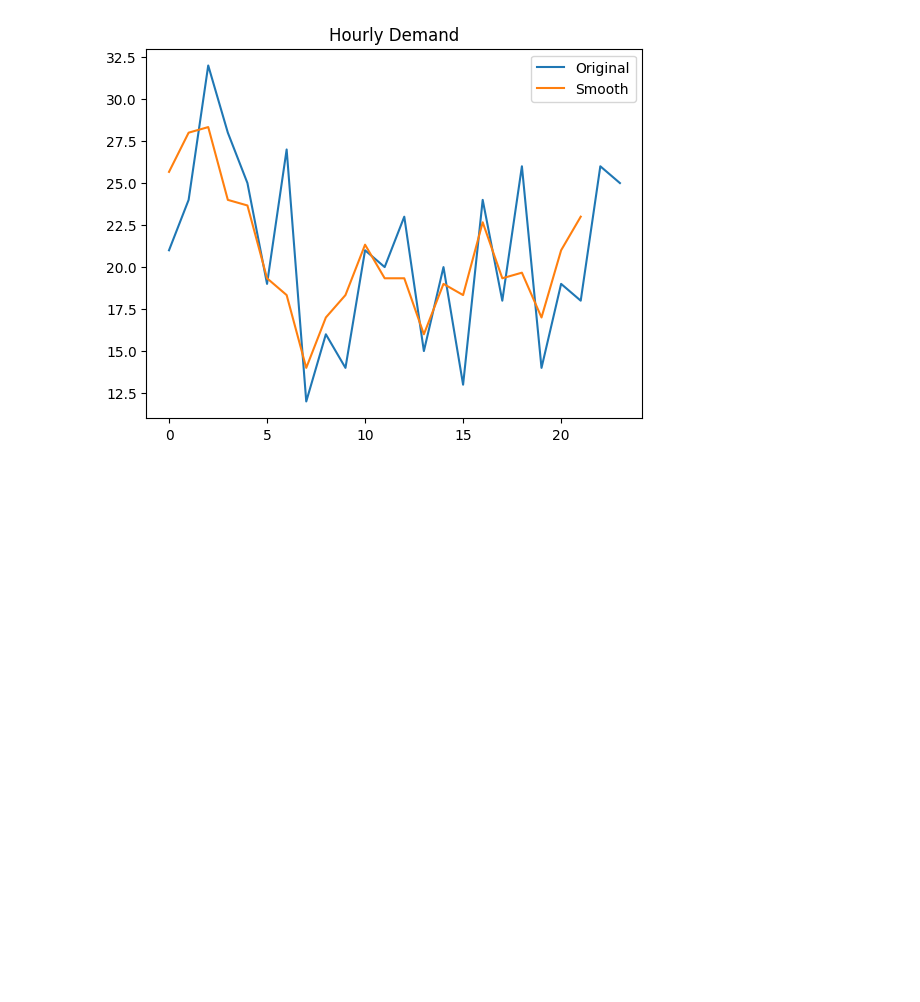
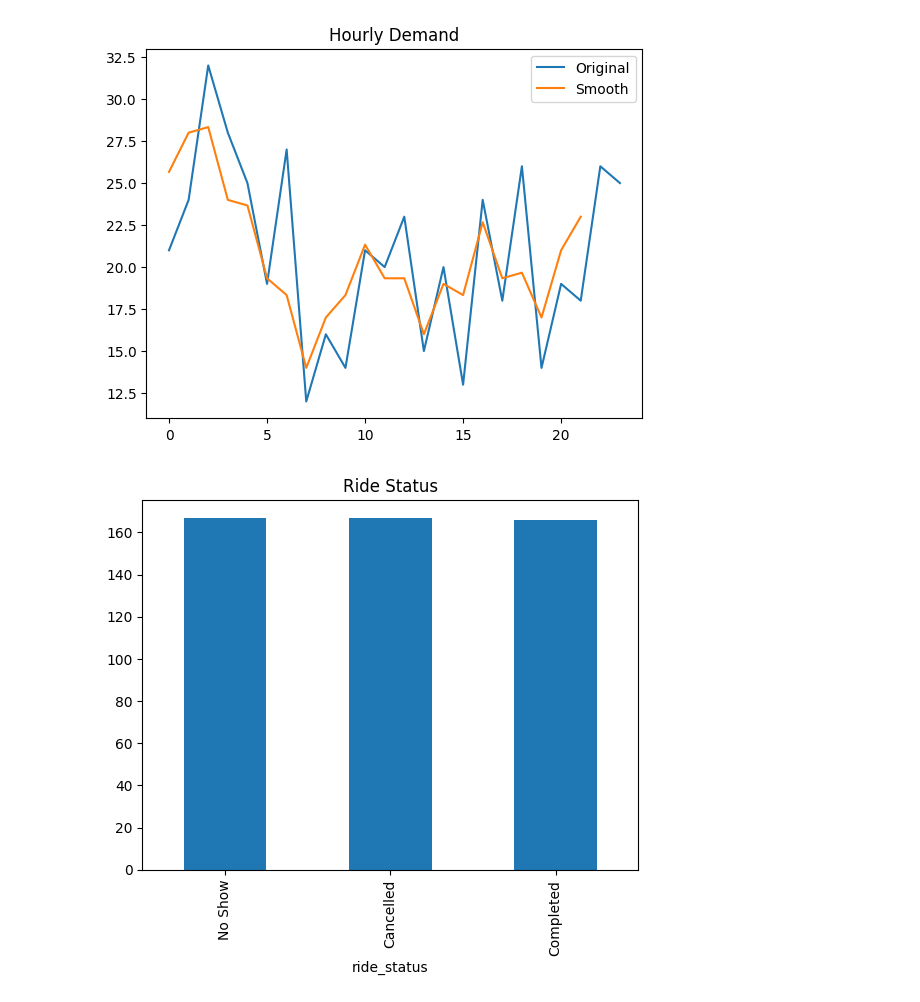
Before and after one commit to Ayush-Agrawalcs/Numpy_pandas_Visualization_Assignment, a Jupyter notebook: Ride_Sharing/ride_sharing.ipynb, the cells around one changed output. Drawn from its saved outputs; the diff is of its cells as text; code cells hidden in the pictures; blank space fills up the shorter version.

Commit message:
Add ride sharing problem

```diff
--- a/Ride_Sharing/ride_sharing.ipynb
+++ b/Ride_Sharing/ride_sharing.ipynb
@@ -75,3 +75,10 @@ plt.title("Hourly Demand")
 plt.show()
 # %% [output]
 [figure]
+# %%
+df['ride_status'].value_counts().plot(kind='bar')
+
+plt.title("Ride Status")
+plt.show()
+# %% [output]
+[figure, added]
```
Also changed, not shown: 1 other file.
